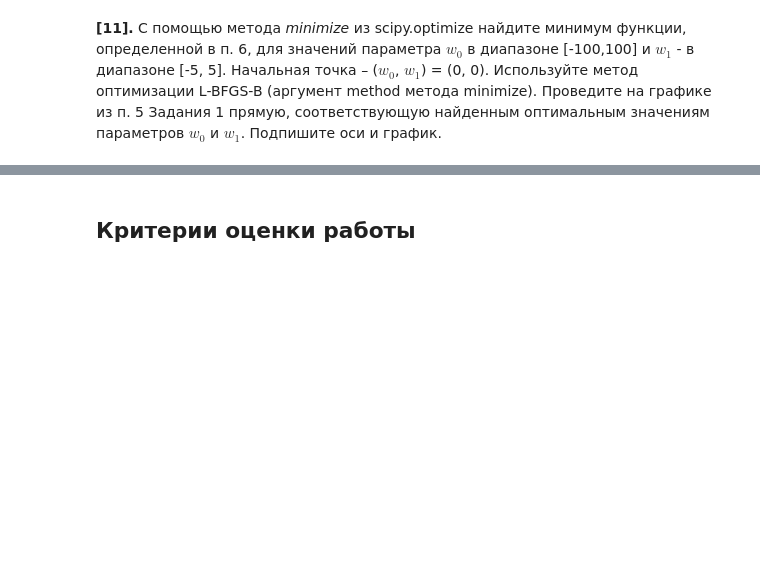
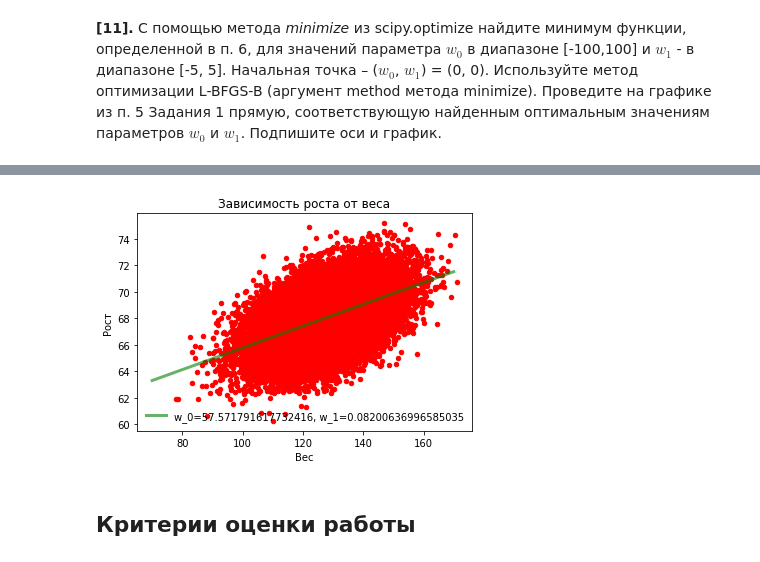
Before and after one commit to sevaspb/mipt_ya_ml_spec, a Jupyter notebook: supervised-learning/week-1/peer_review_linreg_height_weight.ipynb, the cells around one changed output, grey strips where cells are left out. Saved outputs shown, nothing was run; the diff lists cells and outputs as text; code cells hidden in the pictures; blank space fills up the shorter version.

```diff
--- a/supervised-learning/week-1/peer_review_linreg_height_weight.ipynb
+++ b/supervised-learning/week-1/peer_review_linreg_height_weight.ipynb
@@ -247,0 +243,9 @@ plt.show()
+# %%
+from scipy.optimize import minimize
+bounds = ((-100, 100),(-5, 5))
+
+def curry_error(w):
+    return error(w[0], w[1], data)
+
+result = minimize(curry_error, (0,0), bounds=bounds, method='L-BFGS-B')
+print(result)
@@ -248,3 +262,12 @@ plt.show()
+# %%
+ax = plotCloud(data)
+x = np.linspace(70, 170, 170)
+
+w_0_best, w_1_best = result.x
+
+plotY(ax, x, w_0_best, w_1_best)
+# %% [output]
+[figure, added]
 # %% [markdown]
 ## Критерии оценки работы
 # %% [markdown]
```
Also changed, not shown: parts of 5 cells of this notebook.
